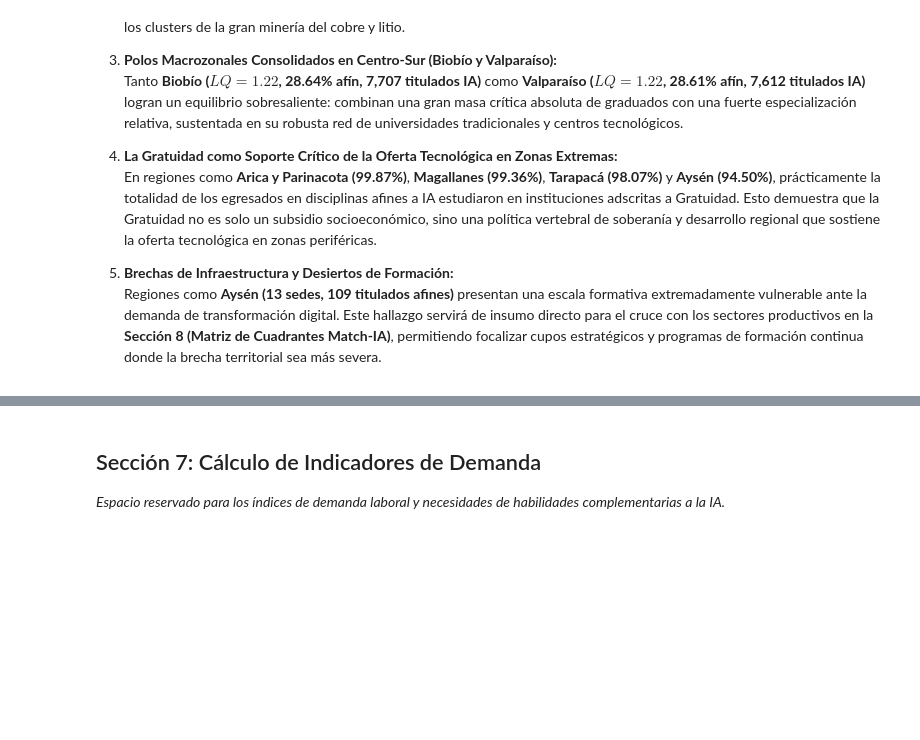
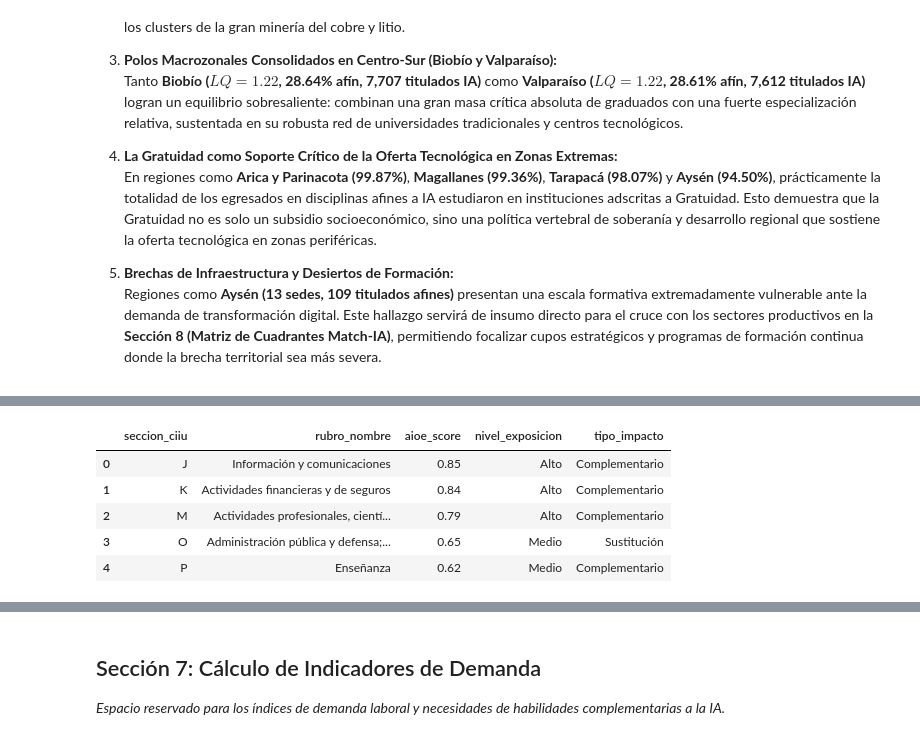
Before and after one commit to YnnySA/match-regional-ia-chile, a Jupyter notebook: notebooks/sprint1_match_ia_regional.ipynb, the cells around one changed output, grey strips where cells are left out. Saved outputs shown, nothing was run; the diff lists cells and outputs as text; code cells hidden in the pictures; blank space fills up the shorter version.

Commit message:
feat(demanda): ingesta de datos SII, matriz de exposición a IA y Sección 6 en notebook (Tarea #10)

```diff
--- a/notebooks/sprint1_match_ia_regional.ipynb
+++ b/notebooks/sprint1_match_ia_regional.ipynb
@@ -733,0 +740,94 @@ A partir del cálculo de indicadores agregados y las visualizaciones exploratori
+# %%
+# =============================================================================
+# SECCIÓN 6: CARGA, LIMPIEZA, ESTANDARIZACIÓN Y CRUCE DE DEMANDA CON IA
+# =============================================================================
+
+# 1. Carga de datasets de demanda y homologación AIOE
+sii_path = DEMANDA_DIR / "sii_empresas_trabajadores_region_rubro.csv"
+homologacion_path = DEMANDA_DIR / "homologacion_rubro_ia.csv"
+
+print(f"Cargando estadísticas SII desde: {sii_path.resolve()}")
+df_sii_raw = pd.read_csv(sii_path, sep=";", encoding="utf-8")
+
+print(f"Cargando matriz de homologación AIOE desde: {homologacion_path.resolve()}")
+df_homologacion = pd.read_csv(homologacion_path, sep=";", encoding="utf-8")
+
+# 2. Detección y tratamiento de celdas bajo reserva tributaria (*)
+df_sii = df_sii_raw.copy()
+reserva_emp = (df_sii["numero_empresas"] == "*").sum()
+reserva_trab = (df_sii["trabajadores_dependientes"] == "*").sum()
+
+for col in ["numero_empresas", "trabajadores_dependientes"]:
+    df_sii[col] = pd.to_numeric(df_sii[col].replace("*", np.nan), errors="coerce")
+
+# 3. Estandarización de 16 regiones oficiales y orden geográfico Norte a Sur
+df_sii["region_nombre"] = df_sii["region_sii"].map(region_mapping).fillna(df_sii["region_sii"])
+df_sii["region_nombre"] = pd.Categorical(
+    df_sii["region_nombre"],
+    categories=REGIONES_NORTE_A_SUR,
+    ordered=True
+)
+df_sii["region_orden"] = df_sii["region_nombre"].cat.codes + 1
+
+# 4. Cruce (Merge) con matriz de homologación AIOE (Felten et al. 2021)
+df_demanda_exposicion = df_sii.merge(
+    df_homologacion[["seccion_ciiu", "aioe_score", "nivel_exposicion", "tipo_impacto", "referencia"]],
+    on="seccion_ciiu",
+    how="left"
+)
+
+# Reorganizar columnas clave
+cols_ordenadas = [
+    "region_orden", "region_nombre", "seccion_ciiu", "rubro_nombre",
+    "numero_empresas", "trabajadores_dependientes", "aioe_score",
+    "nivel_exposicion", "tipo_impacto", "referencia"
+]
+df_demanda_exposicion = df_demanda_exposicion[cols_ordenadas].sort_values(["region_orden", "seccion_ciiu"]).reset_index(drop=True)
+
+# 5. Verificaciones de consistencia e integridad relacional
+assert df_demanda_exposicion["region_nombre"].nunique() == 16, "Error: deben existir 16 regiones"
+assert df_demanda_exposicion["aioe_score"].notna().all(), "Error: todas las secciones deben tener puntaje AIOE"
+assert len(df_demanda_exposicion) == 336, f"Error en dimensiones: esperado 336, obtenido {len(df_demanda_exposicion)}"
+
+# 6. Exportación del dataset consolidado a data/processed
+output_demanda_path = PROCESSED_DIR / "demanda_regional_exposicion.csv"
+df_demanda_exposicion.to_csv(output_demanda_path, sep=";", index=False, encoding="utf-8")
+
+# 7. Reporte diagnóstico descriptivo de demanda y exposición laboral
+tot_emp = df_demanda_exposicion["numero_empresas"].sum()
+tot_trab = df_demanda_exposicion["trabajadores_dependientes"].sum()
+
+print("=" * 75)
+print("REPORTE DIAGNÓSTICO: EMPRESAS, EMPLEO FORMAL Y EXPOSICIÓN A IA (SII 2025)")
+print("=" * 75)
+print(f"- Total empresas analizadas: {tot_emp:,.0f}")
+print(f"- Total trabajadores dependientes: {tot_trab:,.0f}")
+print(f"- Regiones cubiertas: {df_demanda_exposicion['region_nombre'].nunique()} / 16")
+print(f"- Celdas con reserva estadística (*): {reserva_emp} en empresas, {reserva_trab} en trabajadores")
+print(f"- Dataset consolidado guardado en: {output_demanda_path.name}")
+
+print("\n--- DISTRIBUCIÓN NACIONAL DEL EMPLEO SEGÚN NIVEL DE EXPOSICIÓN A IA ---")
+resumen_exposicion = df_demanda_exposicion.groupby("nivel_exposicion", observed=True).agg(
+    empresas=("numero_empresas", "sum"),
+    trabajadores=("trabajadores_dependientes", "sum")
+).assign(
+    pct_empresas=lambda d: (d["empresas"] / tot_emp) * 100,
+    pct_trabajadores=lambda d: (d["trabajadores"] / tot_trab) * 100
+).reindex(["Alto", "Medio", "Bajo"])
+display(resumen_exposicion.round(2))
+
+print("\n--- DISTRIBUCIÓN NACIONAL SEGÚN TIPO DE IMPACTO PREDOMINANTE ---")
+resumen_impacto = df_demanda_exposicion.groupby("tipo_impacto", observed=True).agg(
+    empresas=("numero_empresas", "sum"),
+    trabajadores=("trabajadores_dependientes", "sum")
+).assign(
+    pct_trabajadores=lambda d: (d["trabajadores"] / tot_trab) * 100
+).sort_values("trabajadores", ascending=False)
+display(resumen_impacto.round(2))
+
+print("\n--- TOP 5 SECTORES CON MAYOR EXPOSICIÓN A IA (AIOE >= 0.65) ---")
+top_sectores = df_homologacion.sort_values("aioe_score", ascending=False).head(5)[
+    ["seccion_ciiu", "rubro_nombre", "aioe_score", "nivel_exposicion", "tipo_impacto"]
+]
+display(top_sectores.reset_index(drop=True))
+# %% [output]
@@ -733,0 +858,6 @@ A partir del cálculo de indicadores agregados y las visualizaciones exploratori
+|  | seccion_ciiu | rubro_nombre | aioe_score | nivel_exposicion | tipo_impacto |
+| 0 | J | Información y comunicaciones | 0.85 | Alto | Complementario |
+| 1 | K | Actividades financieras y de seguros | 0.84 | Alto | Complementario |
+| 2 | M | Actividades profesionales, cientí... | 0.79 | Alto | Complementario |
+| 3 | O | Administración pública y defensa;... | 0.65 | Medio | Sustitución |
+| 4 | P | Enseñanza | 0.62 | Medio | Complementario |
```
Also changed, not shown: parts of 8 cells of this notebook, 6 other files.
